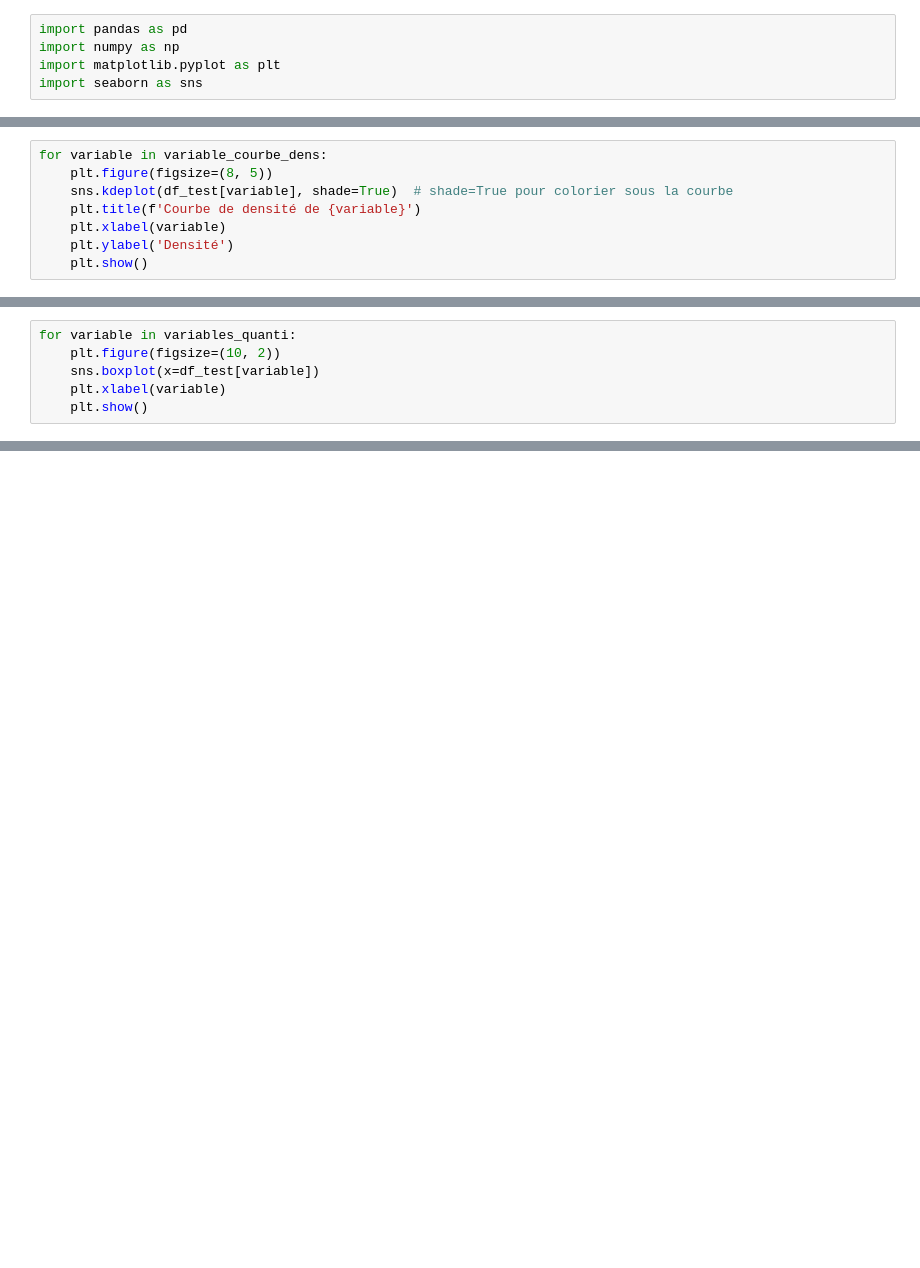
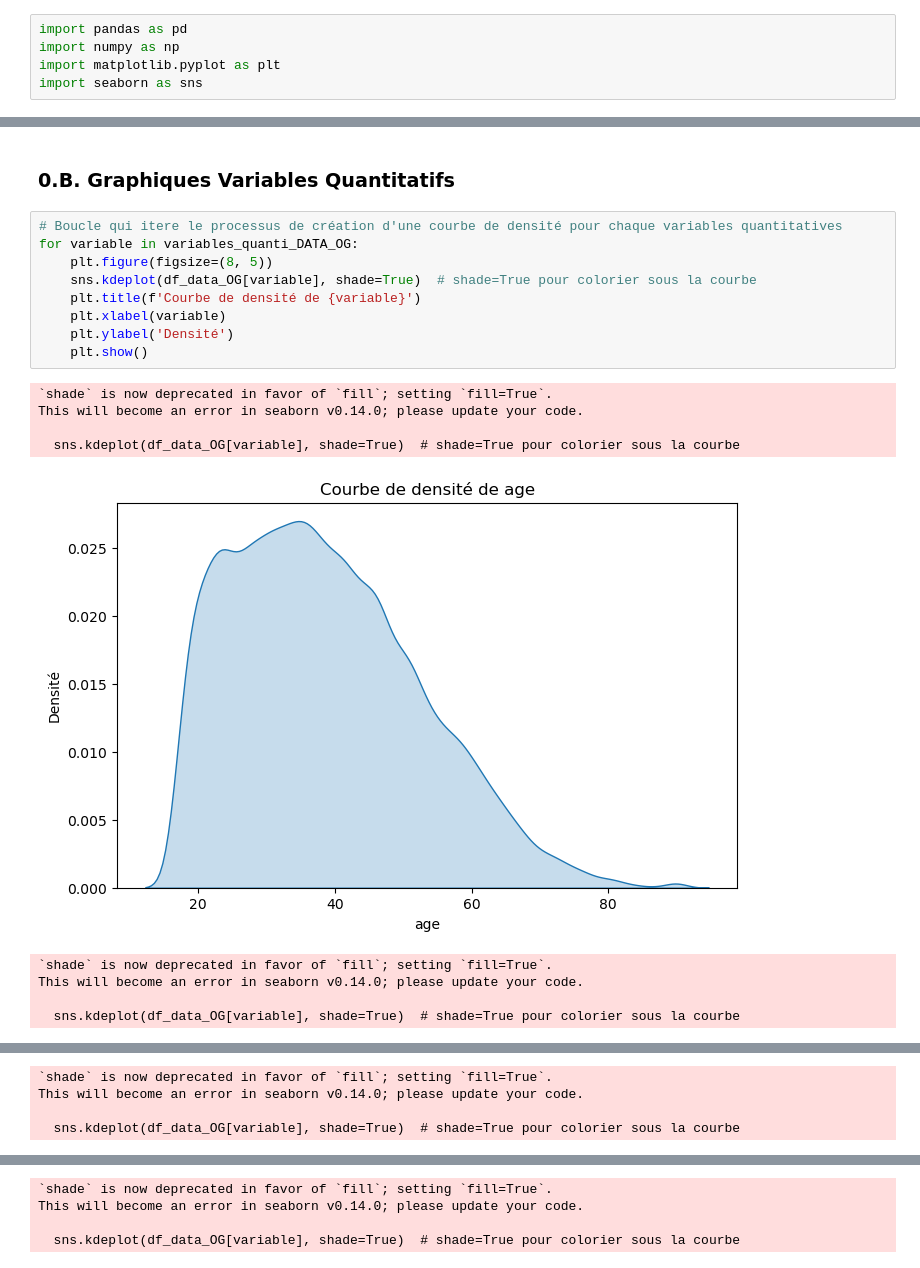
Before and after one commit to Jadorlo/Scoring, a Jupyter notebook: Premier_Cycle/Stat_desc.ipynb, the cells around one changed output, grey strips where cells are left out. Cells and saved outputs as stored; diff of their text form; blank space fills up the shorter version.

```diff
--- a/Premier_Cycle/Stat_desc.ipynb
+++ b/Premier_Cycle/Stat_desc.ipynb
@@ -142,8 +7,0 @@ Graph Quanti
-# %%
-for variable in variable_courbe_dens:
-    plt.figure(figsize=(8, 5))
-    sns.kdeplot(df_test[variable], shade=True)  # shade=True pour colorier sous la courbe
-    plt.title(f'Courbe de densité de {variable}')
-    plt.xlabel(variable)
-    plt.ylabel('Densité')
-    plt.show()
@@ -163,6 +7,0 @@ Boxplots Valeurs Aberrantes
-# %%
-for variable in variables_quanti:
-    plt.figure(figsize=(10, 2))
-    sns.boxplot(x=df_test[variable])
-    plt.xlabel(variable)
-    plt.show()
@@ -221,0 +117,21 @@ KeyError: '<=50K'
+# %% [markdown]
+### 0.B. Graphiques Variables Quantitatifs
+# %%
+# Boucle qui itere le processus de création d'une courbe de densité pour chaque variables quantitatives
+for variable in variables_quanti_DATA_OG:
+    plt.figure(figsize=(8, 5))
+    sns.kdeplot(df_data_OG[variable], shade=True)  # shade=True pour colorier sous la courbe
+    plt.title(f'Courbe de densité de {variable}')
+    plt.xlabel(variable)
+    plt.ylabel('Densité')
+    plt.show()
+# %% [output]
+`shade` is now deprecated in favor of `fill`; setting `fill=True`.
+This will become an error in seaborn v0.14.0; please update your code.
+
+  sns.kdeplot(df_data_OG[variable], shade=True)  # shade=True pour colorier sous la courbe
+[figure, added]
+`shade` is now deprecated in favor of `fill`; setting `fill=True`.
+This will become an error in seaborn v0.14.0; please update your code.
+
+  sns.kdeplot(df_data_OG[variable], shade=True)  # shade=True pour colorier sous la courbe
@@ -221,0 +139,4 @@ KeyError: '<=50K'
+`shade` is now deprecated in favor of `fill`; setting `fill=True`.
+This will become an error in seaborn v0.14.0; please update your code.
+
+  sns.kdeplot(df_data_OG[variable], shade=True)  # shade=True pour colorier sous la courbe
@@ -221,0 +144,4 @@ KeyError: '<=50K'
+`shade` is now deprecated in favor of `fill`; setting `fill=True`.
+This will become an error in seaborn v0.14.0; please update your code.
+
+  sns.kdeplot(df_data_OG[variable], shade=True)  # shade=True pour colorier sous la courbe
```
Also changed, not shown: parts of 49 cells of this notebook.
